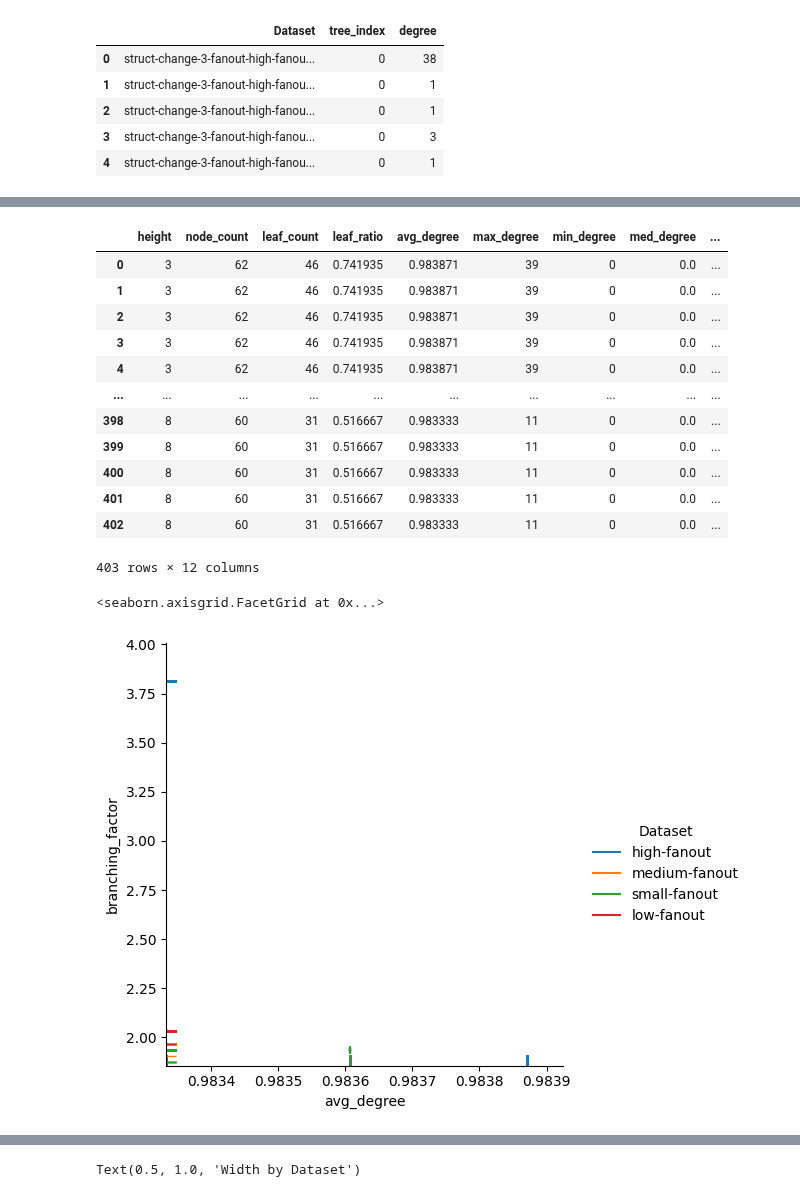
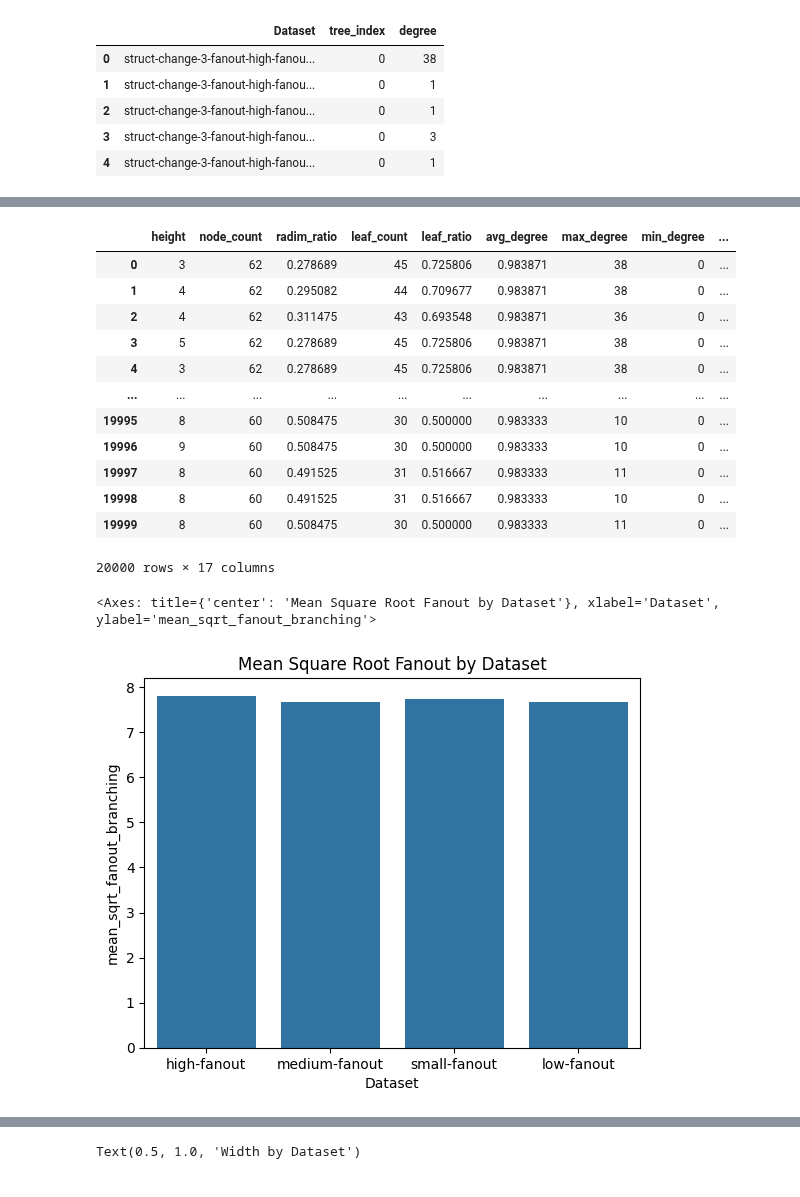
Before and after one commit to LukMRVC/tree-statistics, a Jupyter notebook: gen-precision.ipynb, the cells around one changed output, grey strips where cells are left out. Saved outputs shown, nothing was run; the diff lists cells and outputs as text; code cells hidden in the pictures.

```diff
--- a/gen-precision.ipynb
+++ b/gen-precision.ipynb
@@ -284,6 +288,7 @@ for ds in datasets:
             nodes.append(parsed_tree)
     dataset_tree_nodes[ds] = nodes
 # %%
+import math
 # for each tree get some interesting statistics
 def extract_tree_statistics(tree: TreeNode) -> dict:
   """Extract various statistics from a TreeNode tree."""
@@ -327,17 +332,31 @@ def extract_tree_statistics(tree: TreeNode) -> dict:
   degrees = get_degrees(tree)
   depth_dist = get_depth_distribution(tree)
 
+
+  non_leafs_degree_sum = sum(d for d in degrees if d > 0)
+  non_leafs_count = sum(1 for d in degrees if d > 0)
+
+  sqrt_non_leafs_degree_sum = sum(math.sqrt(d) for d in degrees if d > 0)
+
   # Calculate derived statistics
   avg_degree = sum(degrees) / len(degrees) if degrees else 0
   max_degree = max(degrees) if degrees else 0
   min_degree = min(degrees) if degrees else 0
-  branching_factor = sum(d for d in degrees if d > 0) / sum(1 for d in degrees if d > 0) if any(d > 0 for d in degrees) else 0
+  branching_factor = non_leafs_degree_sum / non_leafs_count if any(d > 0 for d in degrees) else 0
+  sqrt_branching_factor = math.sqrt(non_leafs_degree_sum / non_leafs_count if any(d > 0 for d in degrees) else 0)
+  sqrt_degree_branching_factor = sqrt_non_leafs_degree_sum / non_leafs_count if any(d > 0 for d in degrees) else 0
+  sqrt_branching = math.sqrt(non_leafs_degree_sum)
+  sqrt_degree_branching = sqrt_non_leafs_degree_sum
+
   leaf_ratio = leaf_count / node_count if node_count > 0 else 0
+
+  radim_ratio = 1.0 / branching_factor
 
   return {
     'internal_degrees': [d for d in degrees if d > 0],
     'height': height,
     'node_count': node_count,
+    'radim_ratio': radim_ratio,
     'leaf_count': leaf_count,
     'leaf_ratio': leaf_ratio,
     'avg_degree': avg_degree,
@@ -345,6 +364,10 @@ def extract_tree_statistics(tree: TreeNode) -> dict:
     'min_degree': min_degree,
     'med_degree': np.median(degrees) if degrees else 0,
     'branching_factor': branching_factor,
+    'sqrt_degree_branching_factor': sqrt_degree_branching_factor,
+    'sqrt_branching_factor': sqrt_branching_factor,
+    'sqrt_branching': sqrt_branching,
+    'sqrt_degree_branching': sqrt_degree_branching,
     'depth_distribution': depth_dist,
     'width': max(depth_dist.values()) if depth_dist else 0  # Maximum nodes at any level
   }
@@ -417,11 +445,26 @@ for ds in datasets:
         'mean_leaf_count': ds_data['leaf_count'].mean(),
         'median_tree_size': ds_data['node_count'].median(),
         'std_avg_degree': ds_data['avg_degree'].std(),
-        'mean_fanout': ds_data['branching_factor'].std(),
-        'median_fanout': ds_data['branching_factor'].std(),
+        'mean_fanout': ds_data['branching_factor'].mean(),
+        'median_fanout': ds_data['branching_factor'].median(),
+        'mean_sqrt_fanout': ds_data['sqrt_branching_factor'].mean(),
+        'median_sqrt_fanout': ds_data['sqrt_branching_factor'].median(),
+        'std_sqrt_fanout': ds_data['sqrt_branching_factor'].std(),
+        'mean_sqrt_degree_fanout': ds_data['sqrt_degree_branching_factor'].mean(),
+        'median_sqrt_degree_fanout': ds_data['sqrt_degree_branching_factor'].median(),
+        'std_sqrt_degree_fanout': ds_data['sqrt_degree_branching_factor'].std(),
+
+        'mean_sqrt_degree': ds_data['sqrt_degree_branching'].mean(),
+        'median_sqrt_degree': ds_data['sqrt_degree_branching'].median(),
+        'std_sqrt_degree': ds_data['sqrt_degree_branching'].std(),
+
+        'mean_sqrt_fanout_branching': ds_data['sqrt_branching'].mean(),
+        'median_sqrt_fanout_branching': ds_data['sqrt_branching'].median(),
+        'std_sqrt_fanout_branching': ds_data['sqrt_branching'].std(),
     }
     summary_stats.append(summary)
 
 summary_df = pd.DataFrame(summary_stats)
+summary_df['Dataset'] = summary_df['Dataset'].apply(lambda x: x.split('-')[4] + '-' + x.split('-')[5])
 summary_df
 # %% [output]
@@ -437,21 +480,22 @@ all_df['Dataset'] = all_df['Dataset'].apply(lambda x: x.split('-')[4] + '-' + x.
 # %%
 all_df
 # %% [output]
-|  | height | node_count | leaf_count | leaf_ratio | avg_degree | max_degree | min_degree | med_degree | ... |
-| 0 | 3 | 62 | 46 | 0.741935 | 0.983871 | 39 | 0 | 0.0 | ... |
-| 1 | 3 | 62 | 46 | 0.741935 | 0.983871 | 39 | 0 | 0.0 | ... |
-| 2 | 3 | 62 | 46 | 0.741935 | 0.983871 | 39 | 0 | 0.0 | ... |
-| 3 | 3 | 62 | 46 | 0.741935 | 0.983871 | 39 | 0 | 0.0 | ... |
-| 4 | 3 | 62 | 46 | 0.741935 | 0.983871 | 39 | 0 | 0.0 | ... |
+|  | height | node_count | radim_ratio | leaf_count | leaf_ratio | avg_degree | max_degree | min_degree | ... |
+| 0 | 3 | 62 | 0.278689 | 45 | 0.725806 | 0.983871 | 38 | 0 | ... |
+| 1 | 4 | 62 | 0.295082 | 44 | 0.709677 | 0.983871 | 38 | 0 | ... |
+| 2 | 4 | 62 | 0.311475 | 43 | 0.693548 | 0.983871 | 36 | 0 | ... |
+| 3 | 5 | 62 | 0.278689 | 45 | 0.725806 | 0.983871 | 38 | 0 | ... |
+| 4 | 3 | 62 | 0.278689 | 45 | 0.725806 | 0.983871 | 38 | 0 | ... |
 | ... | ... | ... | ... | ... | ... | ... | ... | ... | ... |
-| 398 | 8 | 60 | 31 | 0.516667 | 0.983333 | 11 | 0 | 0.0 | ... |
-| 399 | 8 | 60 | 31 | 0.516667 | 0.983333 | 11 | 0 | 0.0 | ... |
-| 400 | 8 | 60 | 31 | 0.516667 | 0.983333 | 11 | 0 | 0.0 | ... |
-| 401 | 8 | 60 | 31 | 0.516667 | 0.983333 | 11 | 0 | 0.0 | ... |
-| 402 | 8 | 60 | 31 | 0.516667 | 0.983333 | 11 | 0 | 0.0 | ... |
+| 19995 | 8 | 60 | 0.508475 | 30 | 0.500000 | 0.983333 | 10 | 0 | ... |
+| 19996 | 9 | 60 | 0.508475 | 30 | 0.500000 | 0.983333 | 10 | 0 | ... |
+| 19997 | 8 | 60 | 0.491525 | 31 | 0.516667 | 0.983333 | 11 | 0 | ... |
+| 19998 | 8 | 60 | 0.491525 | 31 | 0.516667 | 0.983333 | 10 | 0 | ... |
+| 19999 | 8 | 60 | 0.508475 | 30 | 0.500000 | 0.983333 | 11 | 0 | ... |
-403 rows × 12 columns
+20000 rows × 17 columns
 # %%
-sns.displot(all_df, x='avg_degree', y="branching_factor", kind="kde", hue='Dataset', rug=True)
+plt.title('Mean Square Root Fanout by Dataset')
+sns.barplot(summary_df, x='Dataset', y="mean_sqrt_fanout_branching")
 # %% [output]
-<seaborn.axisgrid.FacetGrid at 0x...>
+<Axes: title={'center': 'Mean Square Root Fanout by Dataset'}, xlabel='Dataset', ylabel='mean_sqrt_fanout_branching'>
-[figure, old version]
+[figure, new version]
```
Also changed, not shown: parts of 32 cells of this notebook, 2 other files.
